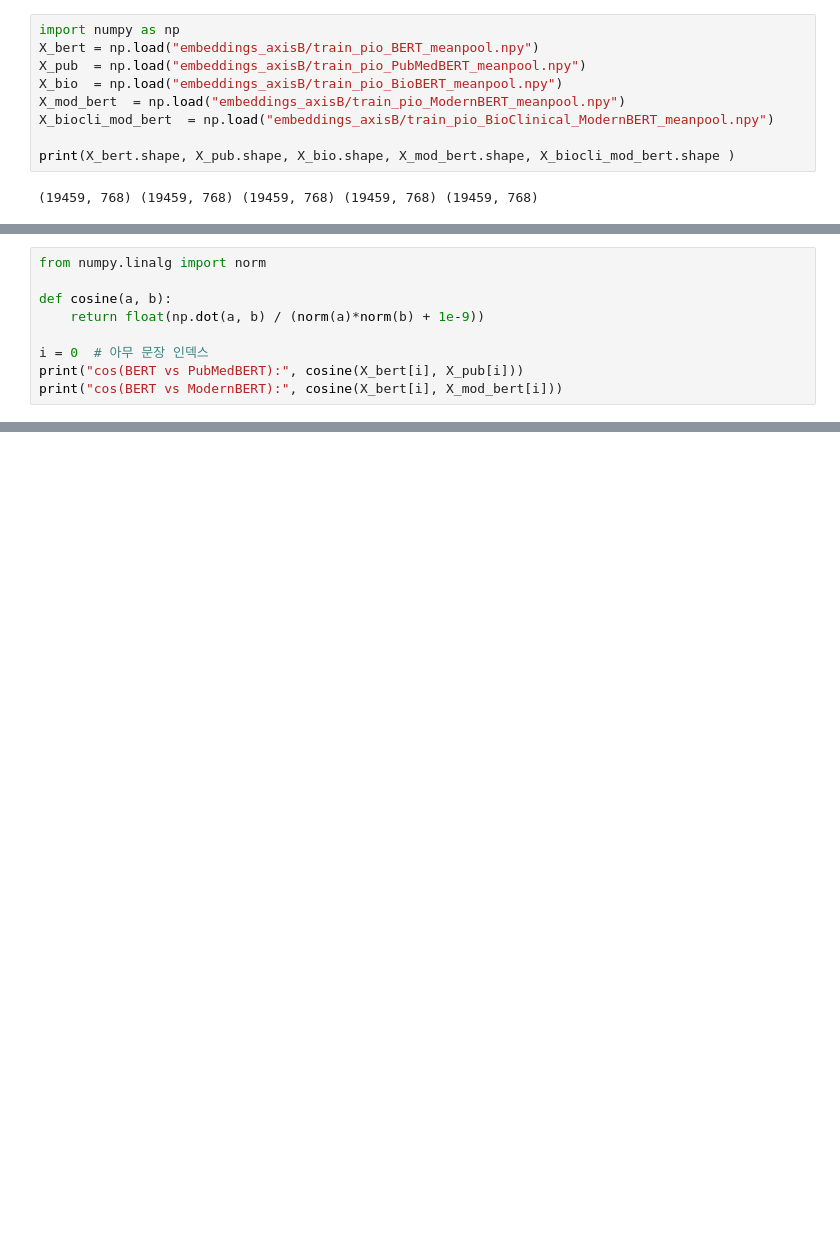
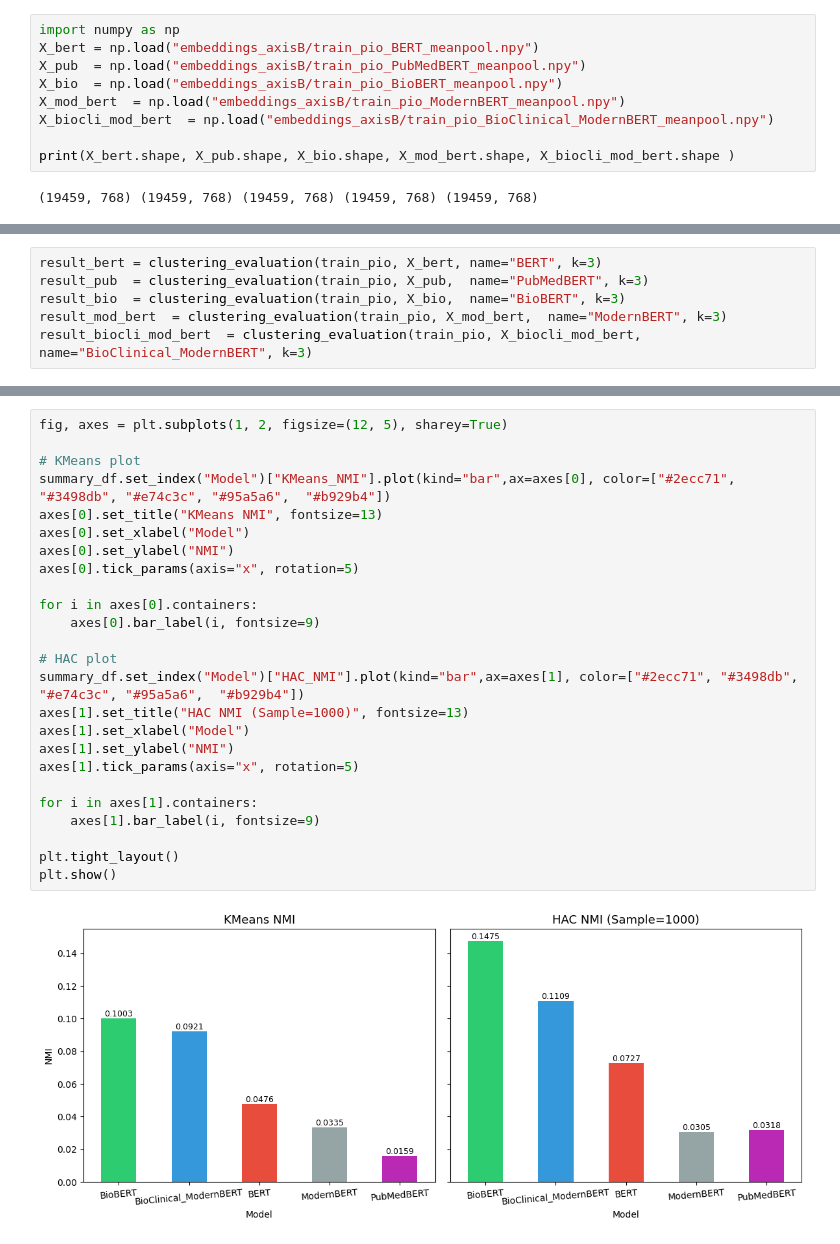
Before and after one commit to SBL-97/AITA-Group37-Task2, a Jupyter notebook: SB_task2_ebm-nlp.ipynb, the cells around one changed output, grey strips where cells are left out. Cells and saved outputs as stored; diff of their text form; blank space fills up the shorter version.

```diff
--- a/SB_task2_ebm-nlp.ipynb
+++ b/SB_task2_ebm-nlp.ipynb
@@ -1821,9 +1778,0 @@ BioClinical_ModernBERT dtype: float32 min/max: -19.883398 20.446024
-# %%
-from numpy.linalg import norm
-
-def cosine(a, b):
-    return float(np.dot(a, b) / (norm(a)*norm(b) + 1e-9))
-
-i = 0  # 아무 문장 인덱스
-print("cos(BERT vs PubMedBERT):", cosine(X_bert[i], X_pub[i]))
-print("cos(BERT vs ModernBERT):", cosine(X_bert[i], X_mod_bert[i]))
@@ -1832,0 +1838,6 @@ cos(BERT vs ModernBERT): 0.018997468054294586
+# %%
+result_bert = clustering_evaluation(train_pio, X_bert, name="BERT", k=3)
+result_pub  = clustering_evaluation(train_pio, X_pub,  name="PubMedBERT", k=3)
+result_bio  = clustering_evaluation(train_pio, X_bio,  name="BioBERT", k=3)
+result_mod_bert  = clustering_evaluation(train_pio, X_mod_bert,  name="ModernBERT", k=3)
+result_biocli_mod_bert  = clustering_evaluation(train_pio, X_biocli_mod_bert, name="BioClinical_ModernBERT", k=3)
@@ -1832,0 +1897,27 @@ cos(BERT vs ModernBERT): 0.018997468054294586
+# %%
+fig, axes = plt.subplots(1, 2, figsize=(12, 5), sharey=True)
+
+# KMeans plot
+summary_df.set_index("Model")["KMeans_NMI"].plot(kind="bar",ax=axes[0], color=["#2ecc71", "#3498db", "#e74c3c", "#95a5a6",  "#b929b4"])
+axes[0].set_title("KMeans NMI", fontsize=13)
+axes[0].set_xlabel("Model")
+axes[0].set_ylabel("NMI")
+axes[0].tick_params(axis="x", rotation=5)
+
+for i in axes[0].containers:
+    axes[0].bar_label(i, fontsize=9)
+
+# HAC plot
+summary_df.set_index("Model")["HAC_NMI"].plot(kind="bar",ax=axes[1], color=["#2ecc71", "#3498db", "#e74c3c", "#95a5a6",  "#b929b4"])
+axes[1].set_title("HAC NMI (Sample=1000)", fontsize=13)
+axes[1].set_xlabel("Model")
+axes[1].set_ylabel("NMI")
+axes[1].tick_params(axis="x", rotation=5)
+
+for i in axes[1].containers:
+    axes[1].bar_label(i, fontsize=9)
+
+plt.tight_layout()
+plt.show()
+# %% [output]
+[figure, added]
```
Also changed, not shown: parts of 19 cells of this notebook.
